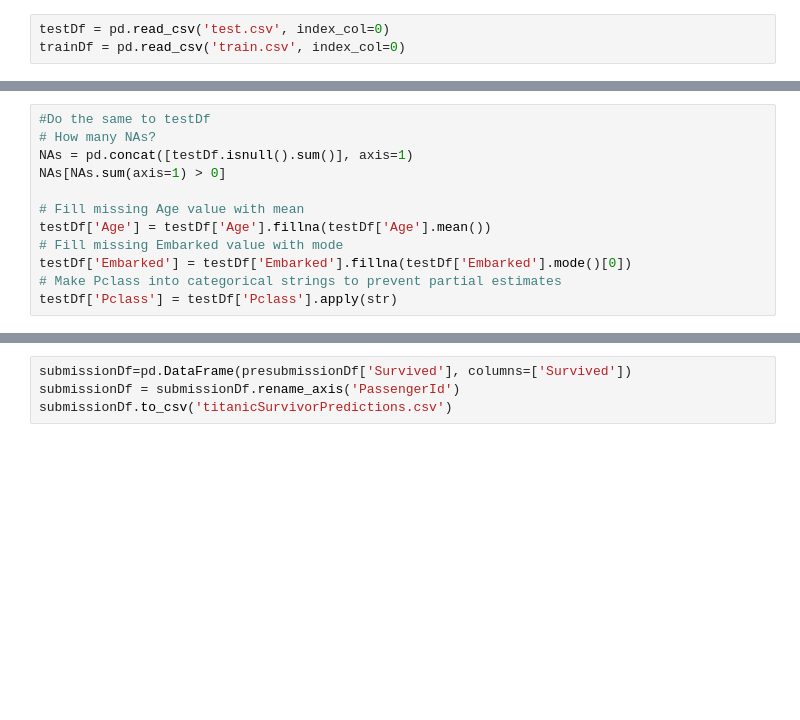
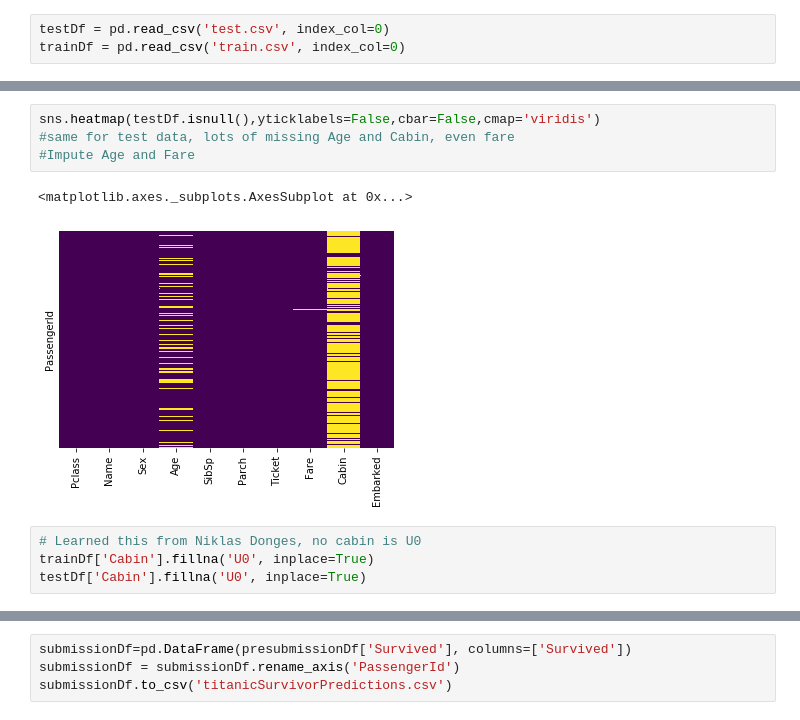
Before and after one commit to garrickbercero/python, a Jupyter notebook: Titanic Machine Learning.ipynb, the cells around one changed output, grey strips where cells are left out. Cells and saved outputs as stored; diff of their text form; blank space fills up the shorter version.

```diff
--- a/Titanic Machine Learning.ipynb
+++ b/Titanic Machine Learning.ipynb
@@ -56,12 +19,0 @@ trainDf['Pclass'] = trainDf['Pclass'].apply(str)
-# %%
-#Do the same to testDf
-# How many NAs?
-NAs = pd.concat([testDf.isnull().sum()], axis=1)
-NAs[NAs.sum(axis=1) > 0]
-
-# Fill missing Age value with mean
-testDf['Age'] = testDf['Age'].fillna(testDf['Age'].mean())
-# Fill missing Embarked value with mode
-testDf['Embarked'] = testDf['Embarked'].fillna(testDf['Embarked'].mode()[0])
-# Make Pclass into categorical strings to prevent partial estimates
-testDf['Pclass'] = testDf['Pclass'].apply(str)
@@ -289,0 +28,11 @@ presubmissionDf
+# %%
+sns.heatmap(testDf.isnull(),yticklabels=False,cbar=False,cmap='viridis')
+#same for test data, lots of missing Age and Cabin, even fare
+#Impute Age and Fare
+# %% [output]
+<matplotlib.axes._subplots.AxesSubplot at 0x...>
+[figure, added]
+# %%
+# Learned this from Niklas Donges, no cabin is U0
+trainDf['Cabin'].fillna('U0', inplace=True)
+testDf['Cabin'].fillna('U0', inplace=True)
```
Also changed, not shown: parts of 38 cells of this notebook.
